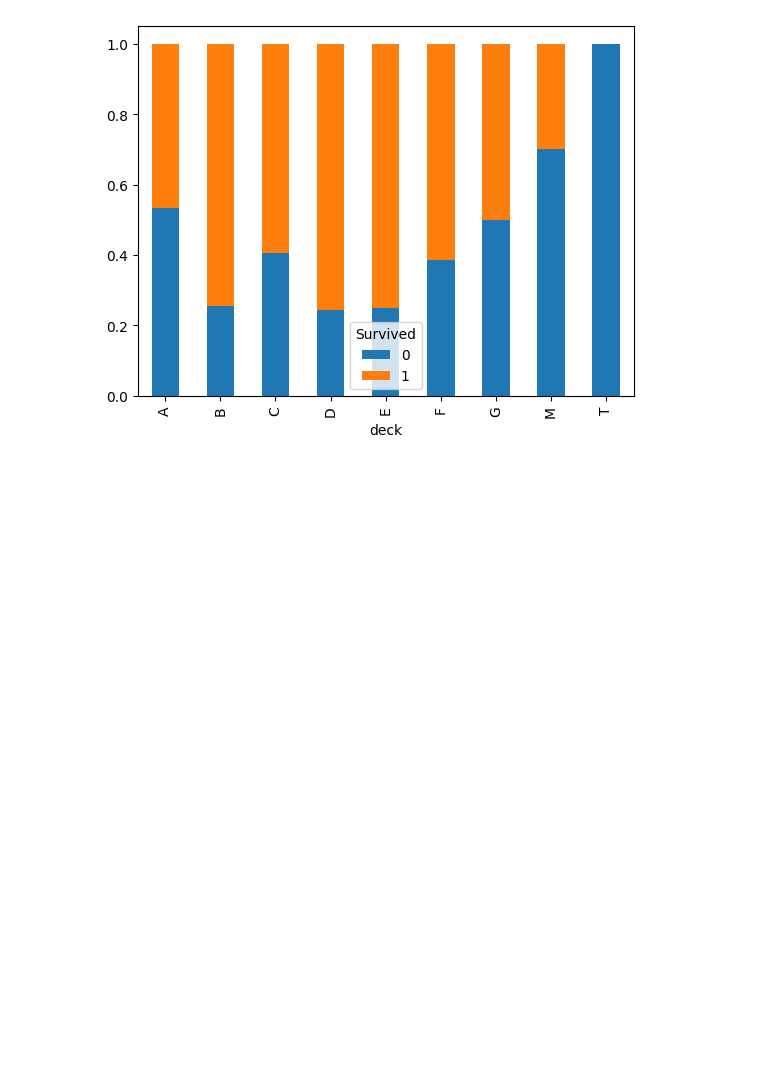
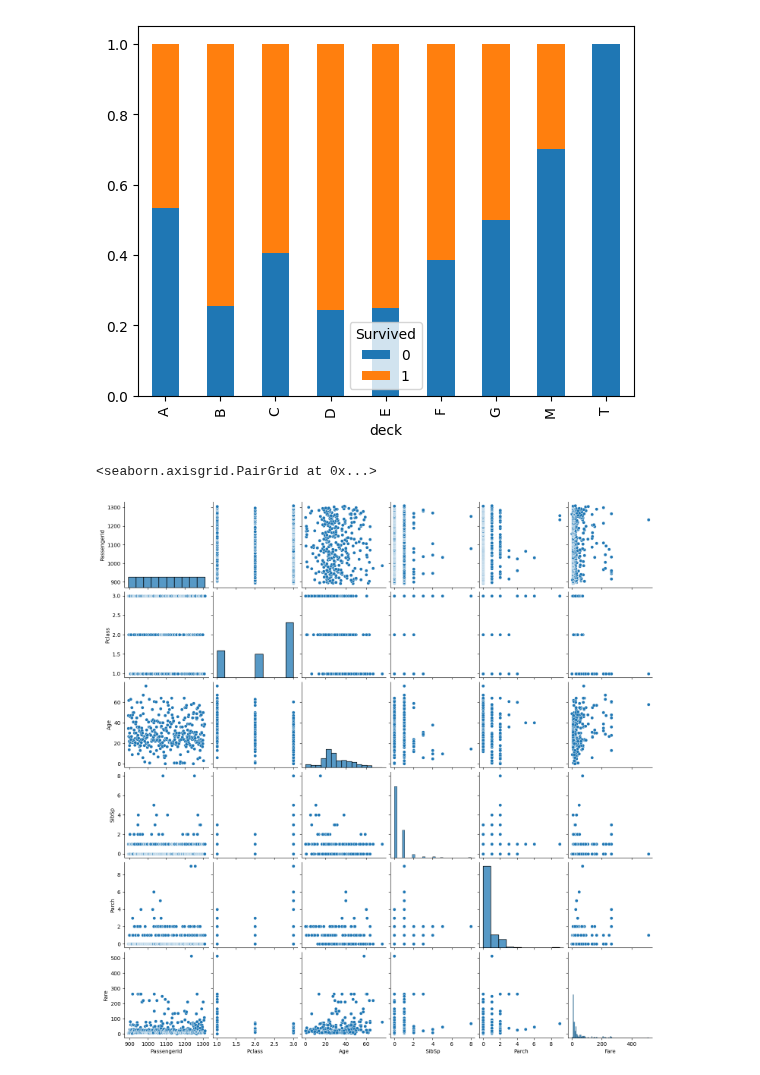
Before and after one commit to Prateek07-Kumar/100-DAYS-OF-PYTHON-PROGRAMMING, a Jupyter notebook: EDA/eda.ipynb, the cells around one changed output. Drawn from its saved outputs; the diff is of its cells as text; code cells hidden in the pictures; blank space fills up the shorter version.

Commit message:
data_cleaning_and_visuals

```diff
--- a/EDA/eda.ipynb
+++ b/EDA/eda.ipynb
@@ -563,0 +566,5 @@ pd.crosstab(df['deck'],df['Survived'],normalize='index').plot(kind='bar',stacked
+# %%
+sns.pairplot(df1)
+# %% [output]
+<seaborn.axisgrid.PairGrid at 0x...>
+[figure, added]
```
Also changed, not shown: parts of 2 cells of this notebook.
